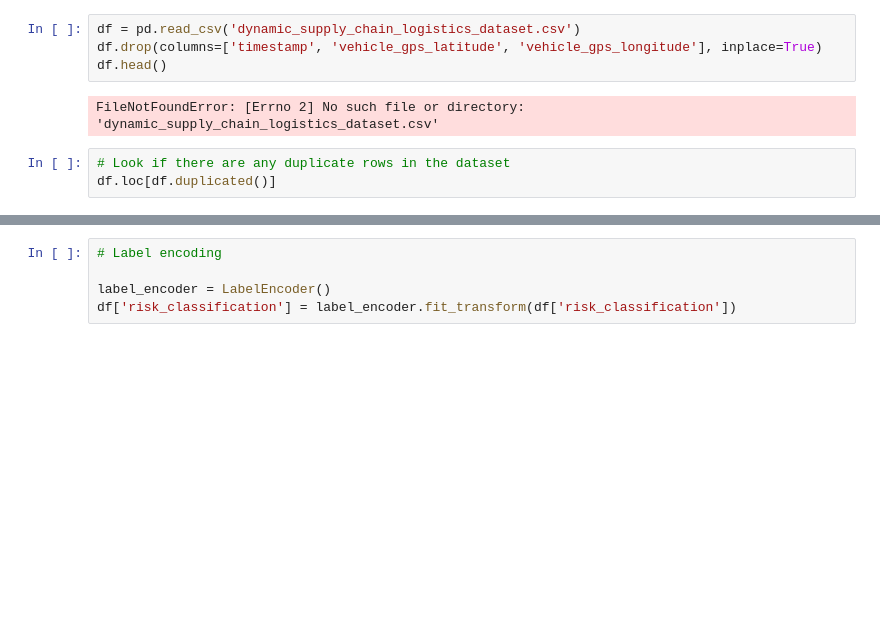
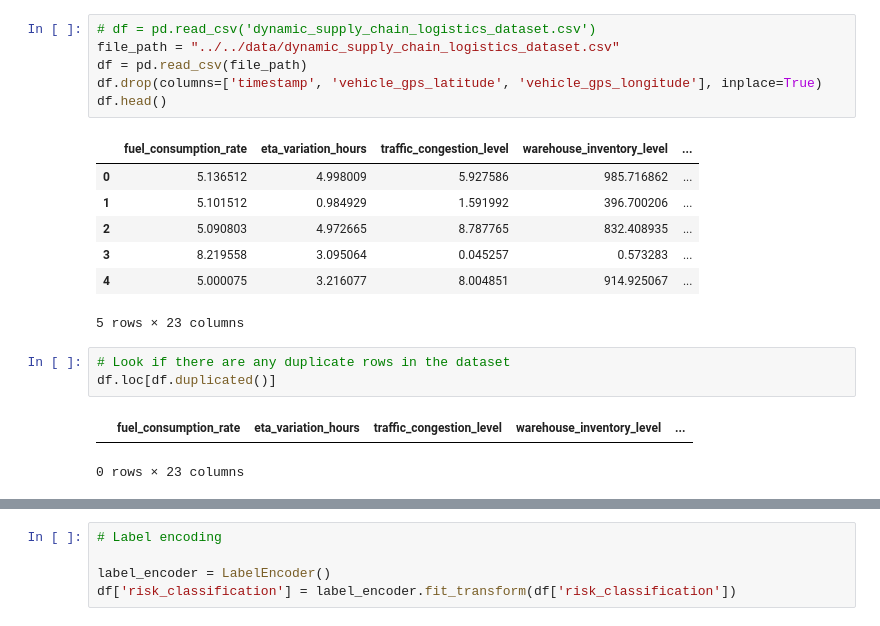
Before and after one commit to ML-PROJECT-KMITL/logistic-ml-project, a Jupyter notebook: classification/decision_tree/decision_tree.ipynb, the cells around one changed output, grey strips where cells are left out. Cells and saved outputs as stored; diff of their text form; blank space fills up the shorter version.

```diff
--- a/classification/decision_tree/decision_tree.ipynb
+++ b/classification/decision_tree/decision_tree.ipynb
@@ -18,12 +16,23 @@ Matplotlib is building the font cache; this may take a moment.
 # %%
-df = pd.read_csv('dynamic_supply_chain_logistics_dataset.csv')
+# df = pd.read_csv('dynamic_supply_chain_logistics_dataset.csv')
+file_path = "../../data/dynamic_supply_chain_logistics_dataset.csv"
+df = pd.read_csv(file_path)
 df.drop(columns=['timestamp', 'vehicle_gps_latitude', 'vehicle_gps_longitude'], inplace=True)
 df.head()
 # %% [output]
+|  | fuel_consumption_rate | eta_variation_hours | traffic_congestion_level | warehouse_inventory_level | ... |
+| 0 | 5.136512 | 4.998009 | 5.927586 | 985.716862 | ... |
+| 1 | 5.101512 | 0.984929 | 1.591992 | 396.700206 | ... |
+| 2 | 5.090803 | 4.972665 | 8.787765 | 832.408935 | ... |
+| 3 | 8.219558 | 3.095064 | 0.045257 | 0.573283 | ... |
+| 4 | 5.000075 | 3.216077 | 8.004851 | 914.925067 | ... |
-FileNotFoundError: [Errno 2] No such file or directory: 'dynamic_supply_chain_logistics_dataset.csv'
+5 rows × 23 columns
 # %%
 # Look if there are any duplicate rows in the dataset
 df.loc[df.duplicated()]
+# %% [output]
+|  | fuel_consumption_rate | eta_variation_hours | traffic_congestion_level | warehouse_inventory_level | ... |
+0 rows × 23 columns
 # %%
 # Check for null values
 df.isna().sum()
```
Also changed, not shown: parts of 21 cells of this notebook, 1 other file.
